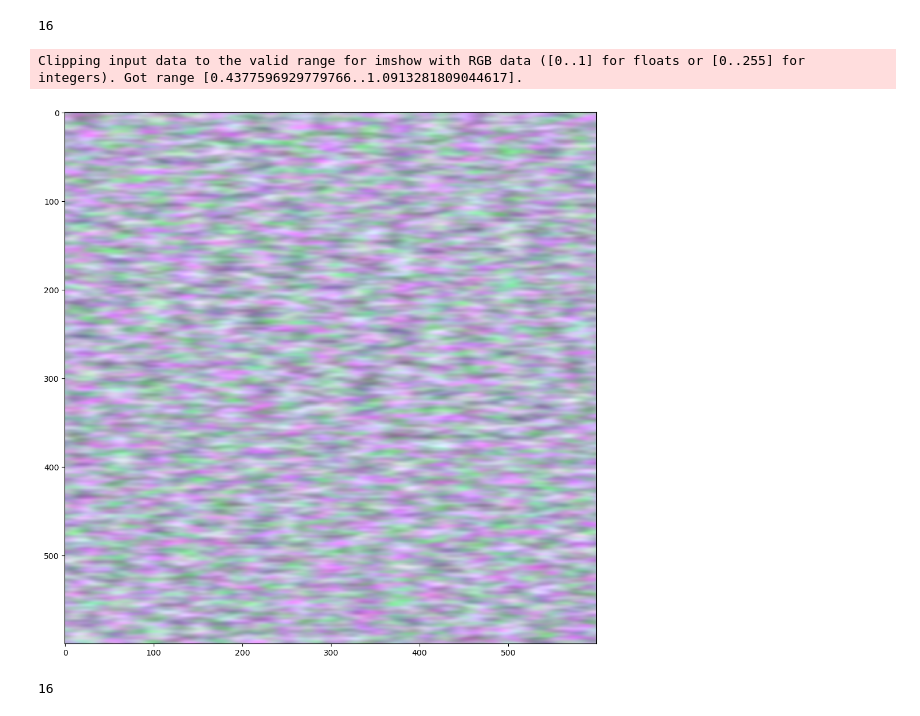
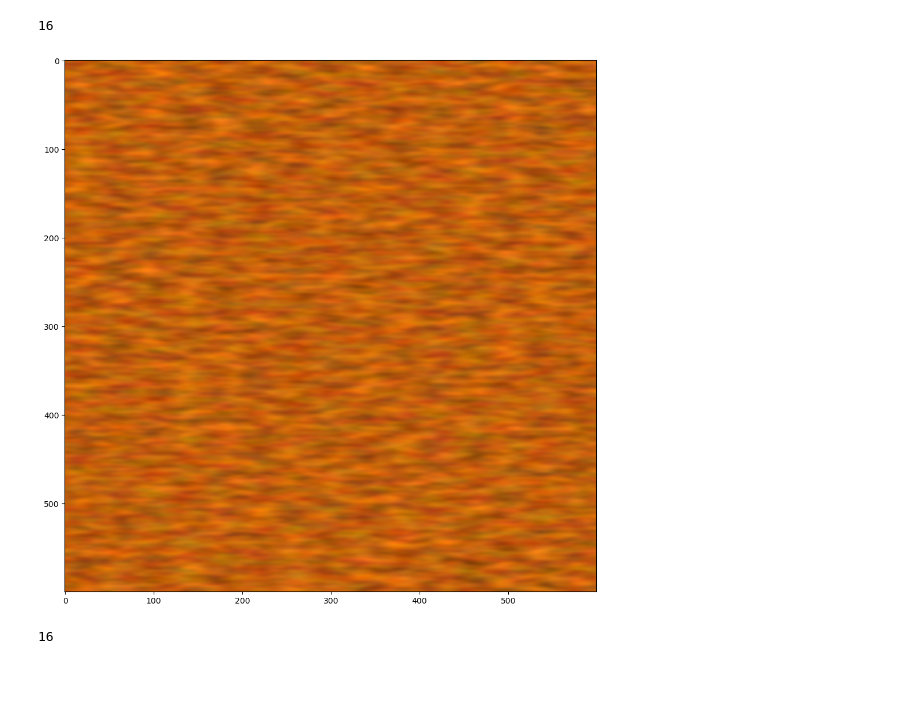
Before and after one commit to Laternenpfahl/rotaryDialLEDController, a Jupyter notebook: LED-OceanAnimation.ipynb, the cells around one changed output. Saved outputs shown, nothing was run; the diff lists cells and outputs as text; code cells hidden in the pictures; blank space fills up the shorter version.

```diff
--- a/LED-OceanAnimation.ipynb
+++ b/LED-OceanAnimation.ipynb
@@ -206,30 +204,30 @@ imageio.mimsave("./output_water.gif", frames, fps=10)
 # %%
 noiseShape = 600
 xGridpoints = 60
 yGridpoints = 15
 nLEDs = 60
 
 myNoiseBlue = (generate_fractal_noise_2d((noiseShape,noiseShape), (xGridpoints,yGridpoints), octaves=2) + 1.2) / 12
 myNoiseRed = (generate_fractal_noise_2d((noiseShape,noiseShape), (xGridpoints,yGridpoints), octaves=2) + 3) / 4.3
 myNoiseYellow = (generate_fractal_noise_2d((noiseShape,noiseShape), (xGridpoints,yGridpoints), octaves=2) + 3) / 4.3
 
-myRBYNoise = np.dstack((myNoiseRed, myNoiseBlue, myNoiseYellow))
+myRBYNoise = np.dstack((myNoiseRed, myNoiseYellow, myNoiseBlue))
 
 RBYtoRGB = np.array([
-    [1, 0, 0],   # Red basis vector
-    [0, 0, 1],   # Blue basis vector
-    [1, 1, 0]    # Yellow basis vector
+    [1, 1, 0],   # R = R+Y
+    [0, 1, 0],   # Y = G
+    [0, 0, 1]    # B = B
 ])
 
 myRGBNoise = myRBYNoise @ RBYtoRGB.T
+myRGBNoise = myRGBNoise / np.max(myRGBNoise)
 
 plt.figure(figsize=(12,12))
 plt.imshow(myRGBNoise)
 
 plt.show()
 # %% [output]
-Clipping input data to the valid range for imshow with RGB data ([0..1] for floats or [0..255] for integers). Got range [0.4377596929779766..1.0913281809044617].
-[figure, old version]
+[figure, new version]
 # %%
 frames = []
 height = 200
```
Also changed, not shown: parts of 3 cells of this notebook, 2 other files.
